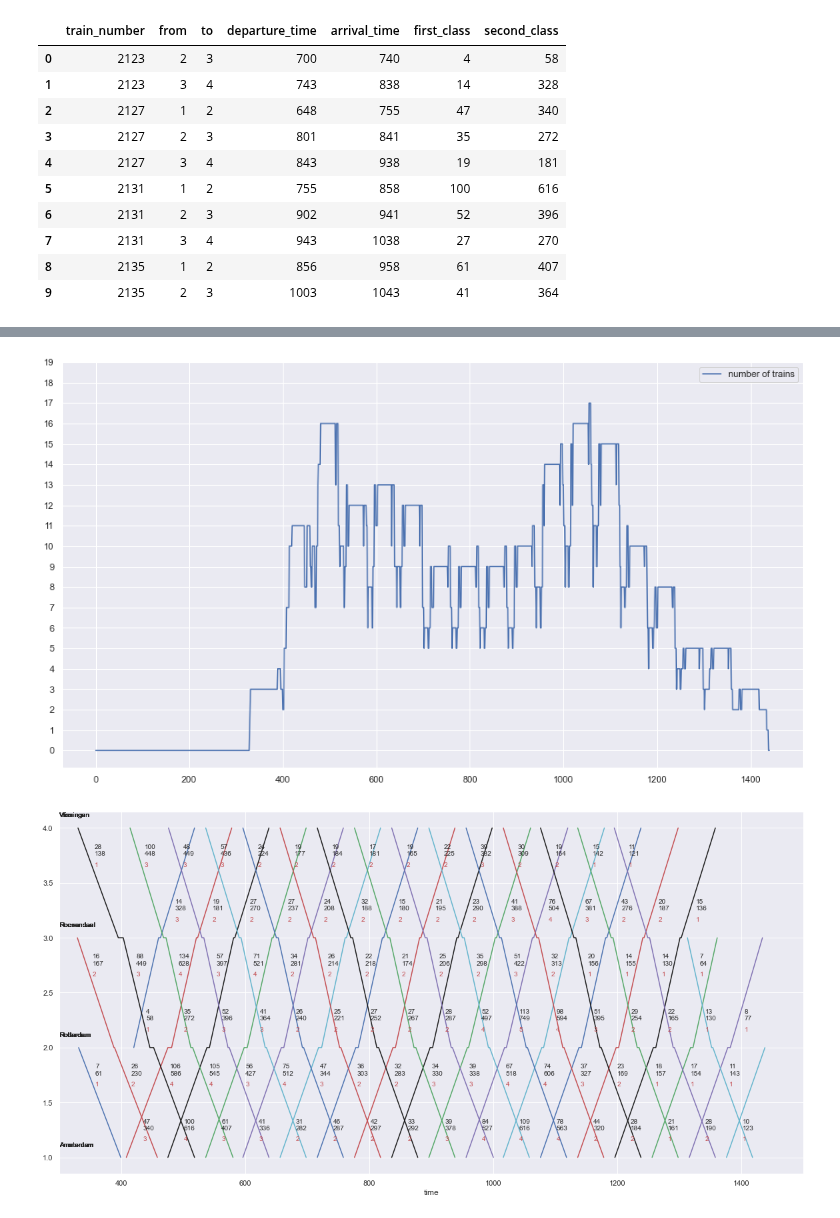
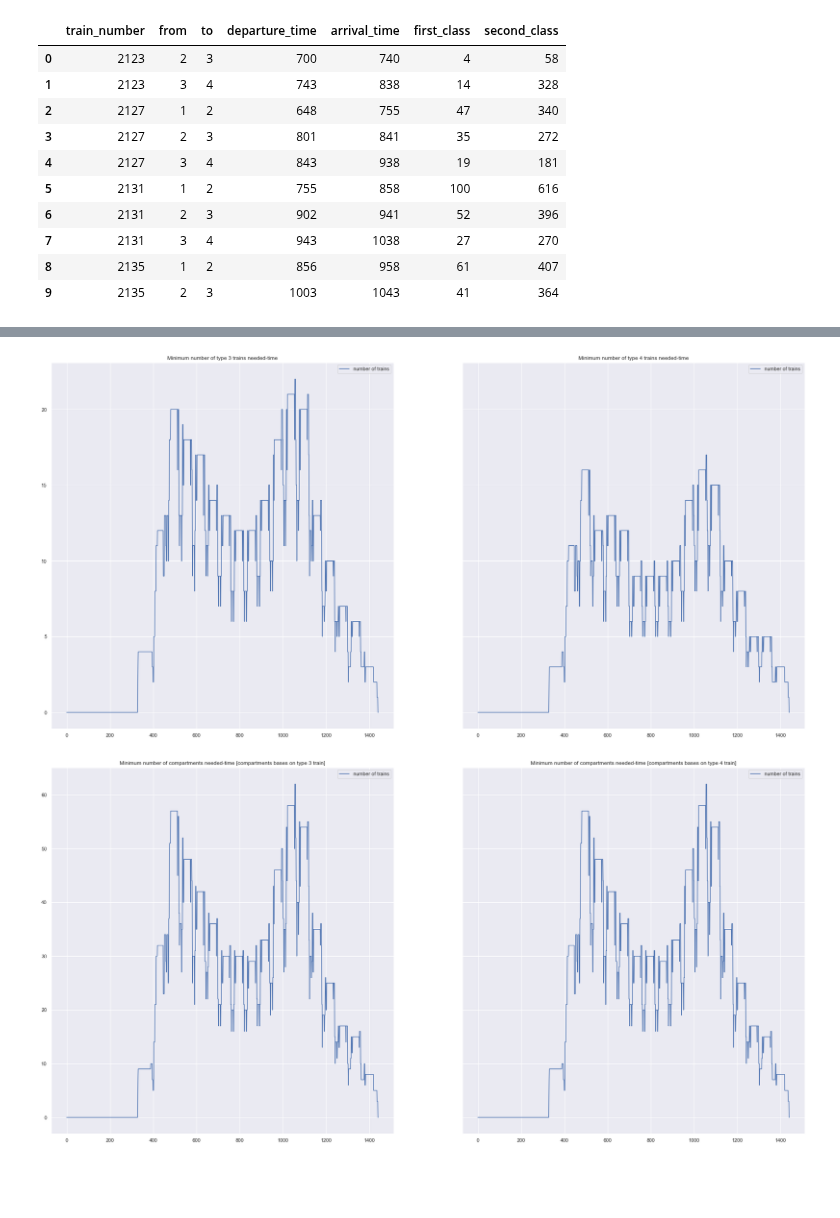
Before and after one commit to Sun-flowerSamurai/train-modelling, a Jupyter notebook: loading_train_data.ipynb, the cells around one changed output, grey strips where cells are left out. Cells and saved outputs as stored; diff of their text form; code cells hidden in the pictures; blank space fills up the shorter version.

Commit message:
refactored the code and added the "per compartment" analysis as discussed on wednesday

```diff
--- a/loading_train_data.ipynb
+++ b/loading_train_data.ipynb
@@ -47,3 +27,3 @@ def to_minutes_past_midnight(time: int) -> int:
 # %%
-df['departure_time'] = df['departure_time'].map(to_minutes_past_midnight)
-df['arrival_time'] = df['arrival_time'].map(to_minutes_past_midnight)
+df['departure_time'] = df['departure_time'].map(traintools.to_minutes_past_midnight)
+df['arrival_time'] = df['arrival_time'].map(traintools.to_minutes_past_midnight)
@@ -93,6 +29,0 @@ ax.yaxis.set_ticks(range(24));
-# %%
-ax = trains_at_t(df, type_4_train).plot(figsize=(16,9))
-start, end = ax.get_ylim()
-ax.yaxis.set_ticks(range(20));
-# %% [output]
-[figure, removed]
@@ -149,31 +30,21 @@ class Train:
-# %%
-class VisualizeSchedule:
-    def __init__(self, trains_to_visualize: dict) -> None:
-        """Setup the schedule that needs to be visualized.
-        """
-
-        self.trains = trains_to_visualize
-
-    def visualize(self, train_type) -> None:
-        """Show the space-time plot of the train schedule.
-        """
-
-        fig, ax = plt.subplots(figsize=(20, 10))
-        ax.set_xlim(300, 1500)
-
-        for key, value in self.trains.items():
-            train = Train(key, value, ax)
-            train.plot(train_type=train_type)
-            ax.text(300, AMSTERDAM + 0.1, 'Amsterdam')
-            ax.text(300, ROTTERDAM + 0.1, 'Rotterdam')
-            ax.text(300, ROOSENDAAL + 0.1, 'Roosendaal')
-            ax.text(300, VLISSINGEN + 0.1, 'Vlissingen')
-            plt.legend().remove()
-
-trains = create_trains_dict(df)
-trains_subset = dict(itertools.islice(trains.items(), 10))
-
-viz = VisualizeSchedule(trains)
-viz.visualize(train_type=type_3_train)
-# %% [output]
-[figure, removed]
+# %%
+minimum_number_of_type_3_trains = traintools.minimum_number_of_trains_at_time_t(df, TYPE_3_TRAIN)
+minimum_number_of_type_4_trains = traintools.minimum_number_of_trains_at_time_t(df, TYPE_4_TRAIN)
+minimum_number_of_type_3_compartments = traintools.minimum_number_of_trains_at_time_t(df, COMPARTMENT_BASED_ON_3)
+minimum_number_of_type_4_compartments = traintools.minimum_number_of_trains_at_time_t(df, COMPARTMENT_BASED_ON_4)
+# %%
+fig1, ax1 = plt.subplots(nrows=1, ncols=2, squeeze=False, sharex=True, sharey=True, figsize=(30, 15))
+fig2, ax2 = plt.subplots(nrows=1, ncols=2, squeeze=False, sharex=True, sharey=True, figsize=(30, 15))
+
+minimum_number_of_type_3_trains.plot(ax=ax1[0, 0])
+minimum_number_of_type_4_trains.plot(ax=ax1[0, 1])
+minimum_number_of_type_3_compartments.plot(ax=ax2[0, 0])
+minimum_number_of_type_4_compartments.plot(ax=ax2[0, 1])
+
+ax1[0, 0].set_title('Minimum number of type 3 trains needed-time')
+ax1[0, 1].set_title('Minimum number of type 4 trains needed-time')
+ax2[0, 0].set_title('Minimum number of compartments needed-time [compartments bases on type 3 train]')
+ax2[0, 1].set_title('Minimum number of compartments needed-time [compartments bases on type 4 train]');
+# %% [output]
+[figure, added]
+[figure, added]
```
Also changed, not shown: parts of 9 cells of this notebook, 2 other files.
